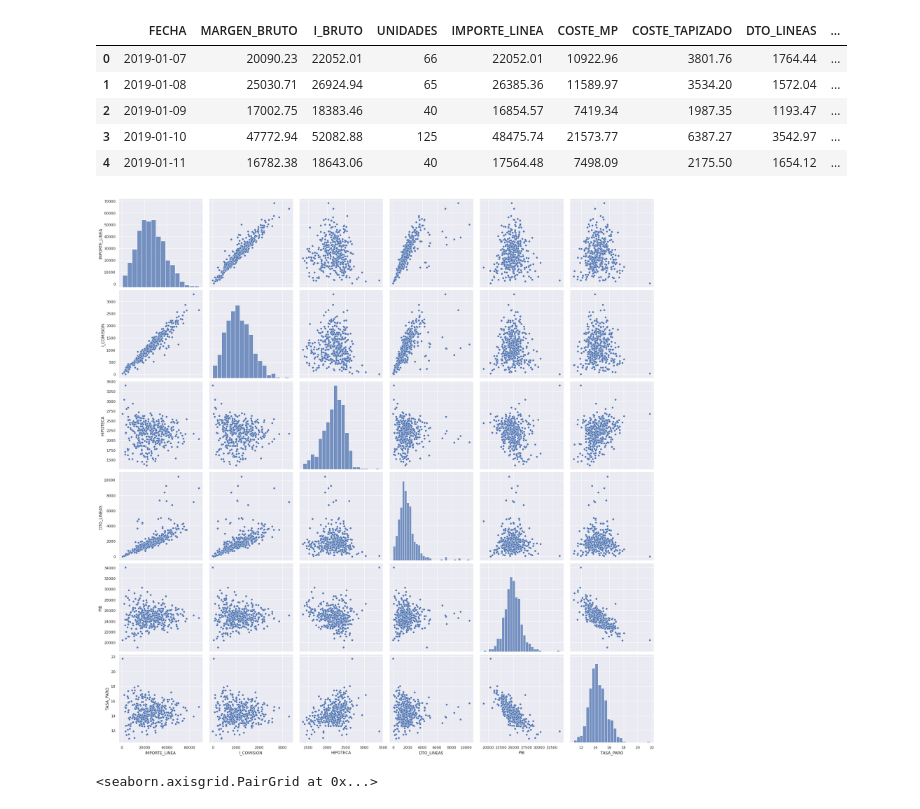
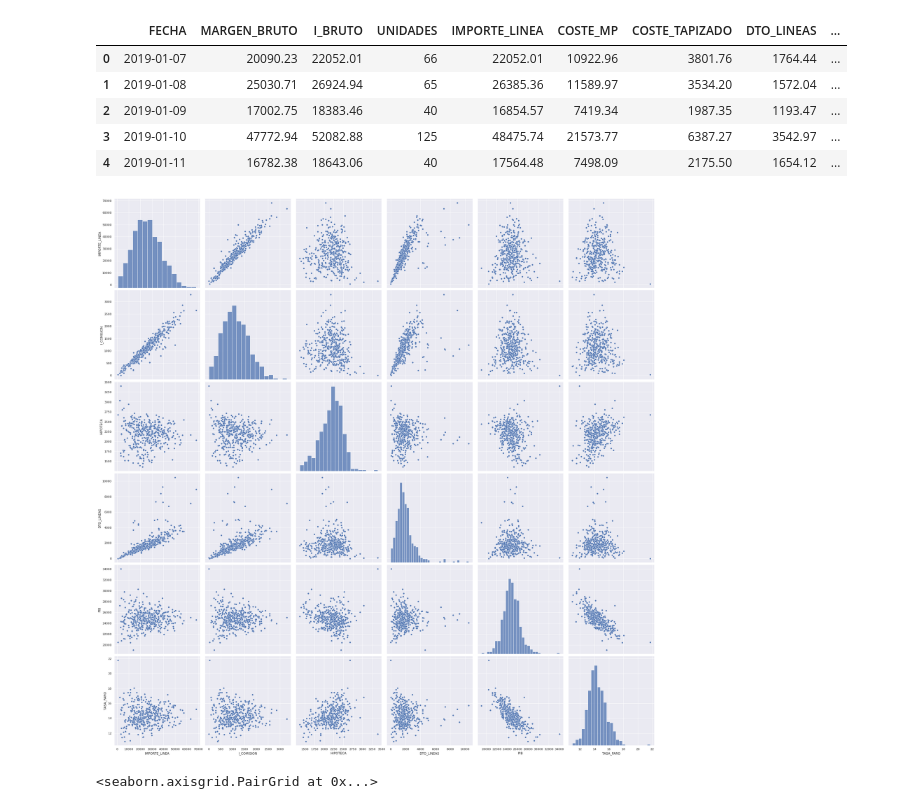
Before and after one commit to pacogp/TFM, a Jupyter notebook: importancia_importe_comisiones.ipynb, the cells around one changed output. Cells and saved outputs as stored; diff of their text form; code cells hidden in the pictures.

```diff
--- a/importancia_importe_comisiones.ipynb
+++ b/importancia_importe_comisiones.ipynb
@@ -37,10 +39,10 @@ User uploaded file "IMPORTANCIA_IMPORTE_COMISIONES.csv" with length 82358 bytes
 # %%
 #scatterplot
 
 sns.set()
 cols = ['IMPORTE_LINEA', 'I_COMISION','HIPOTECA','DTO_LINEAS','PIB', 'TASA_PARO']
-sns.pairplot(train[cols], size = 4)
+sns.pairplot(train[cols], size = 5)
 plt.show();
 # %% [output]
-[figure, old version]
+[figure, new version]
 # %%
```
Also changed, not shown: parts of 4 cells of this notebook.
